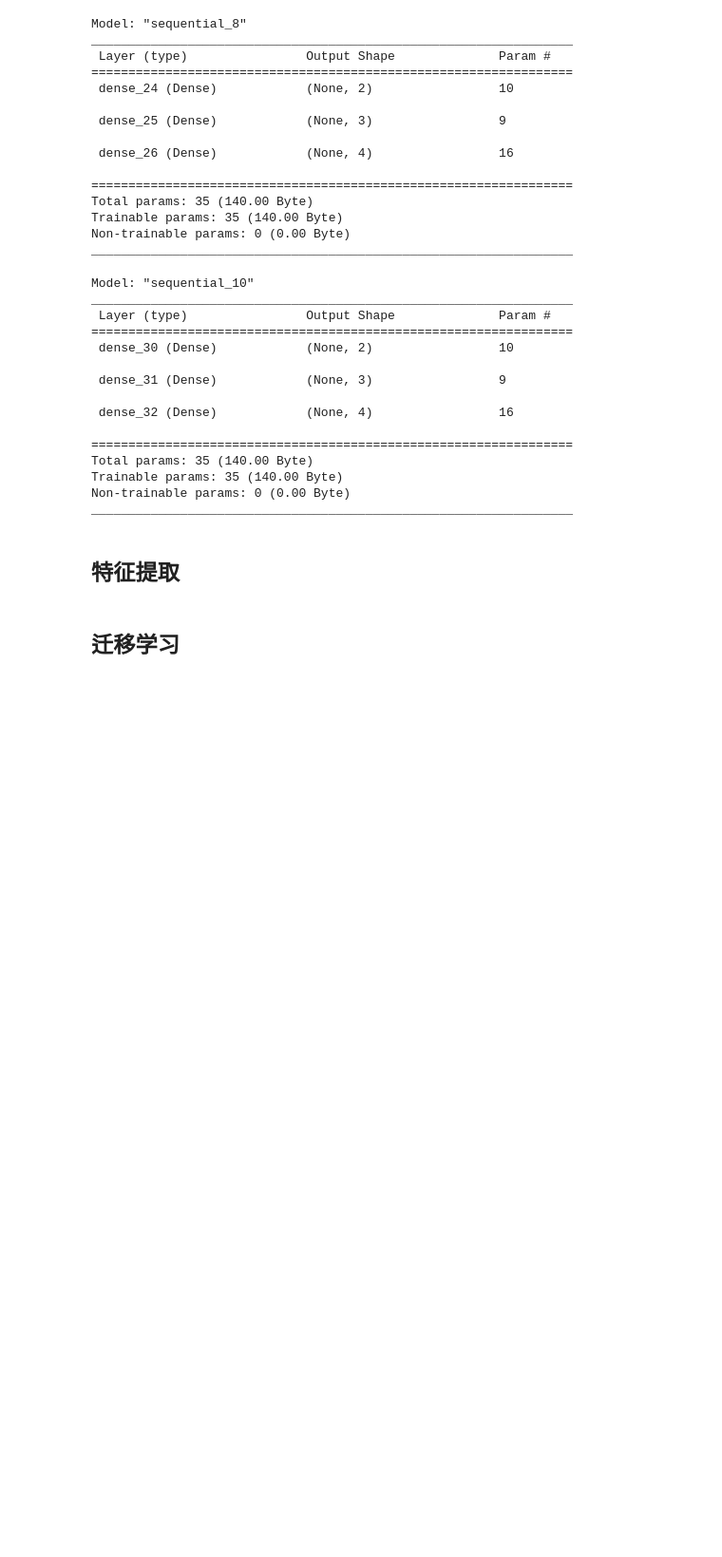
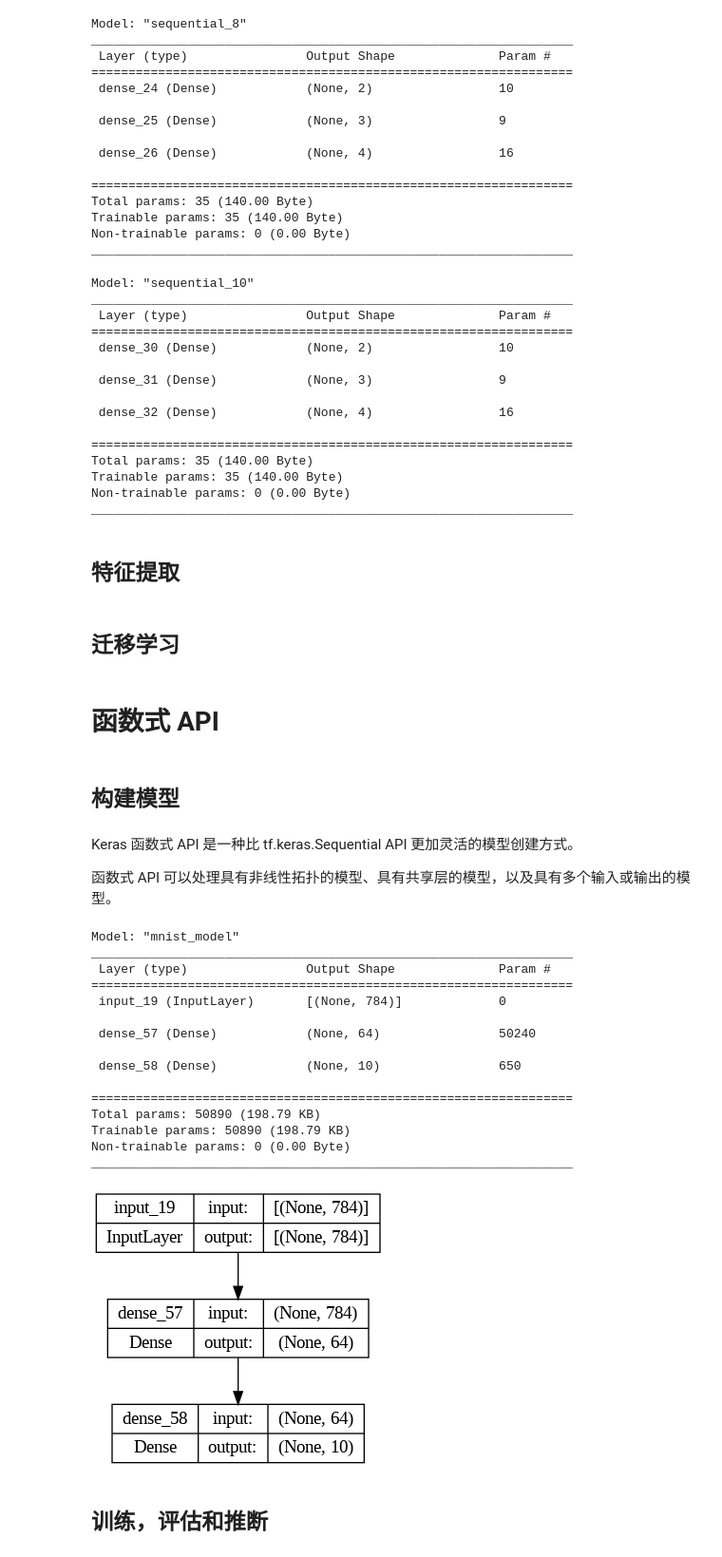
Before and after one commit to ElwinGao4444/colab, a Jupyter notebook: Tensorflow_Keras.ipynb, the cells around one changed output. Shown: that part at 95% size. Drawn from its saved outputs; the diff is of its cells as text; code cells hidden in the pictures; blank space fills up the shorter version.

```diff
--- a/Tensorflow_Keras.ipynb
+++ b/Tensorflow_Keras.ipynb
@@ -177,3 +177,42 @@ for layer in model.layers[:-1]:
 # Recompile and train (this will only update the weights of the last layer).
 # model.compile(...)
 # model.fit(...)
+# %% [markdown]
+# 函数式 API
+# %% [markdown]
+## 构建模型
+# %% [markdown]
+Keras 函数式 API 是一种比 tf.keras.Sequential API 更加灵活的模型创建方式。
+
+函数式 API 可以处理具有非线性拓扑的模型、具有共享层的模型，以及具有多个输入或输出的模型。
+# %%
+# 通过函数式API的方式，构建和Sequential等效的模型
+inputs = keras.Input(shape=(784,))
+x = inputs
+x = layers.Dense(64, activation="relu")(x)
+x = layers.Dense(10)(x)
+outputs = x
+
+# 创建模型，并观察模型的结构
+model = keras.Model(inputs=inputs, outputs=outputs, name="mnist_model")
+model.summary() # 文本化输出模型结构
+keras.utils.plot_model(model, "my_first_model.png", show_shapes=True) # 图形化输出模型结构
+# %% [output]
+Model: "mnist_model"
+_________________________________________________________________
+ Layer (type)                Output Shape              Param #
+=================================================================
+ input_19 (InputLayer)       [(None, 784)]             0
+
+ dense_57 (Dense)            (None, 64)                50240
+
+ dense_58 (Dense)            (None, 10)                650
+
+=================================================================
+Total params: 50890 (198.79 KB)
+Trainable params: 50890 (198.79 KB)
+Non-trainable params: 0 (0.00 Byte)
+_________________________________________________________________
+[figure, added]
+# %% [markdown]
+## 训练，评估和推断
```
Also changed, not shown: parts of 10 cells of this notebook.
